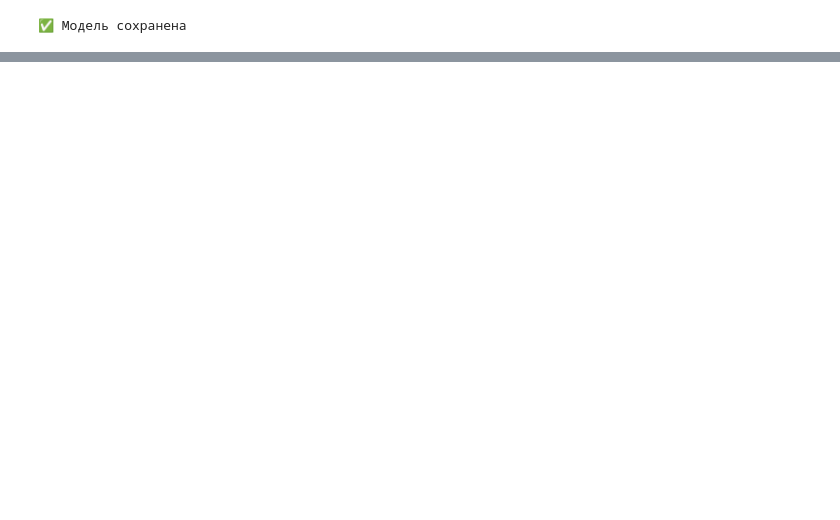
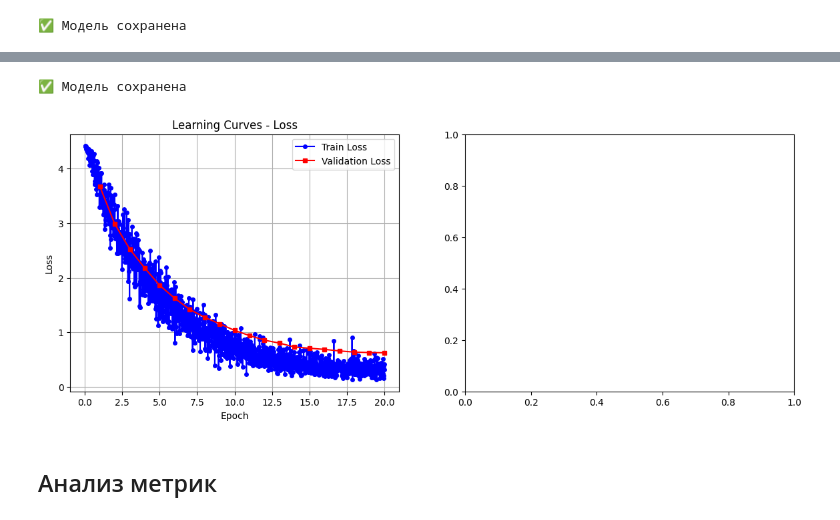
Before and after one commit to tkvitko/ml_nlp_tools_rental_classifier, a Jupyter notebook: training/nn_test_rubert.ipynb, the cells around one changed output, grey strips where cells are left out. Cells and saved outputs as stored; diff of their text form; code cells hidden in the pictures; blank space fills up the shorter version.

```diff
--- a/training/nn_test_rubert.ipynb
+++ b/training/nn_test_rubert.ipynb
@@ -379,0 +504,16 @@ Name: тема, dtype: object
+# %%
+train_dataset = IntentDataset(train_texts, train_labels, tokenizer2)
+val_dataset = IntentDataset(val_texts, val_labels, tokenizer2)
+test_dataset = IntentDataset(test_texts, test_labels, tokenizer2)
+# %%
+trainer2 = Trainer(
+    model=model2,
+    args=training_args,
+    train_dataset=train_dataset,
+    eval_dataset=val_dataset,
+    compute_metrics=compute_metrics,
+    callbacks=[EarlyStoppingCallback(early_stopping_patience=10)]
+)
+
+print("🚀 Начинаем обучение...")
+trainer2.train()
@@ -379,0 +543,49 @@ Name: тема, dtype: object
+# %%
+# 7. Сохраняем модель
+dir_name = model_name.replace('/', '_')
+model2.save_pretrained(os.path.join('..', 'models', dir_name))
+tokenizer2.save_pretrained(os.path.join('..', 'models', dir_name))
+
+print("✅ Модель сохранена")
+# %% [output]
+✅ Модель сохранена
+# %%
+# Извлекаем историю обучения
+log_history = trainer2.state.log_history
+
+# Разделяем train и eval логи
+train_losses = []
+eval_losses = []
+eval_accuracies = []
+eval_f1_scores = []
+epochs_train = []
+epochs_eval = []
+
+for log in log_history:
+    if 'loss' in log and 'epoch' in log:
+        # Training loss
+        train_losses.append(log['loss'])
+        epochs_train.append(log['epoch'])
+
+    if 'eval_loss' in log and 'epoch' in log:
+        # Evaluation metrics
+        eval_losses.append(log['eval_loss'])
+        eval_accuracies.append(log.get('eval_accuracy', None))
+        eval_f1_scores.append(log.get('eval_f1_weighted', None))
+        epochs_eval.append(log['epoch'])
+
+# Создаем графики
+fig, axes = plt.subplots(1, 2, figsize=(14, 5))
+
+# График 1: Loss
+axes[0].plot(epochs_train, train_losses, 'b-', label='Train Loss', marker='o', markersize=4)
+axes[0].plot(epochs_eval, eval_losses, 'r-', label='Validation Loss', marker='s', markersize=4)
+axes[0].set_xlabel('Epoch')
+axes[0].set_ylabel('Loss')
+axes[0].set_title('Learning Curves - Loss')
+axes[0].legend()
+axes[0].grid(True)
+# %% [output]
+[figure, added]
+# %% [markdown]
+## Анализ метрик
```
Also changed, not shown: parts of 25 cells of this notebook.
